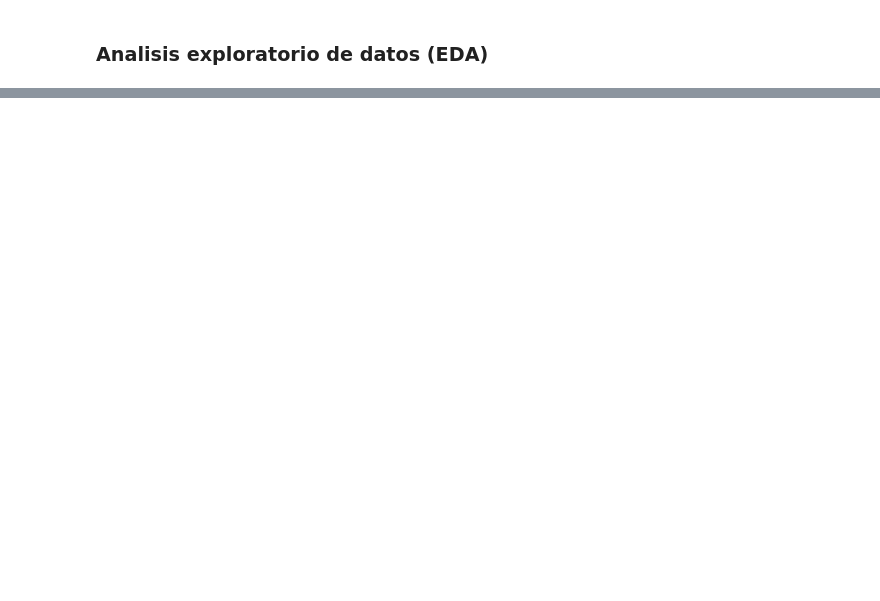
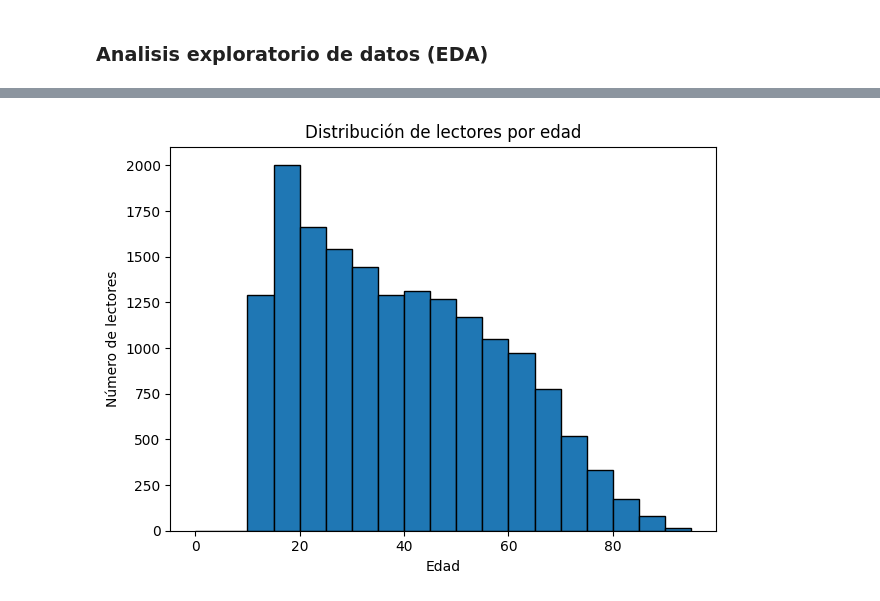
Before and after one commit to zamax14/AyED, a Jupyter notebook: Proyecto/Proyecto_Equipo6.ipynb, the cells around one changed output, grey strips where cells are left out. Cells and saved outputs as stored; diff of their text form; code cells hidden in the pictures; blank space fills up the shorter version.

```diff
--- a/Proyecto/Proyecto_Equipo6.ipynb
+++ b/Proyecto/Proyecto_Equipo6.ipynb
@@ -157,0 +168,3 @@ None
+# %%
+df_lectores = df[df['ha_leido'] == 'Sí']
+print(f"De las {len(df)} personas encuestadas, {len(df_lectores)} han leído en su tiempo libre, lo cual representa el {len(df_lectores) / len(df) * 100:.2f}% del total.")
@@ -157,0 +204,10 @@ None
+# %%
+# Distribucion por edades
+plt.hist(df_lectores['edad'], bins=range(0, 100, 5), edgecolor='black')
+plt.title('Distribución de lectores por edad')
+plt.xlabel('Edad')
+plt.ylabel('Número de lectores')
+plt.tight_layout()
+plt.show()
+# %% [output]
+[figure, added]
```
Also changed, not shown: parts of 15 cells of this notebook.
